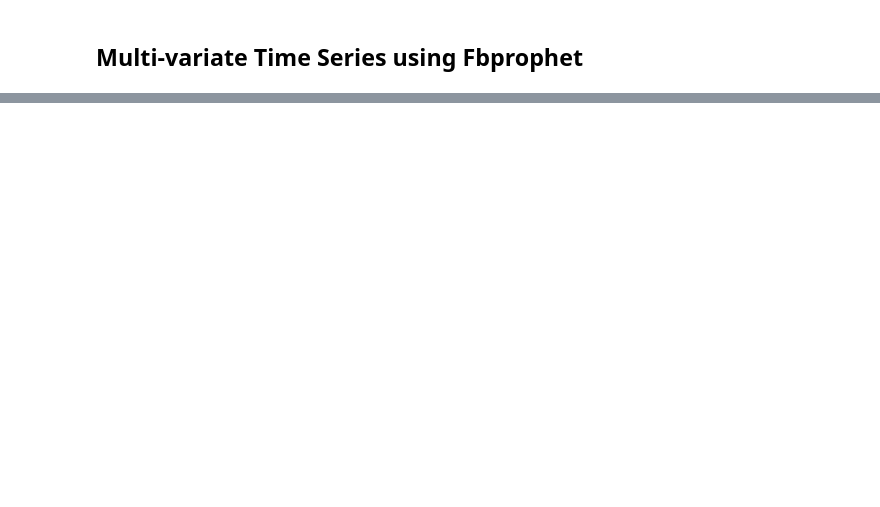
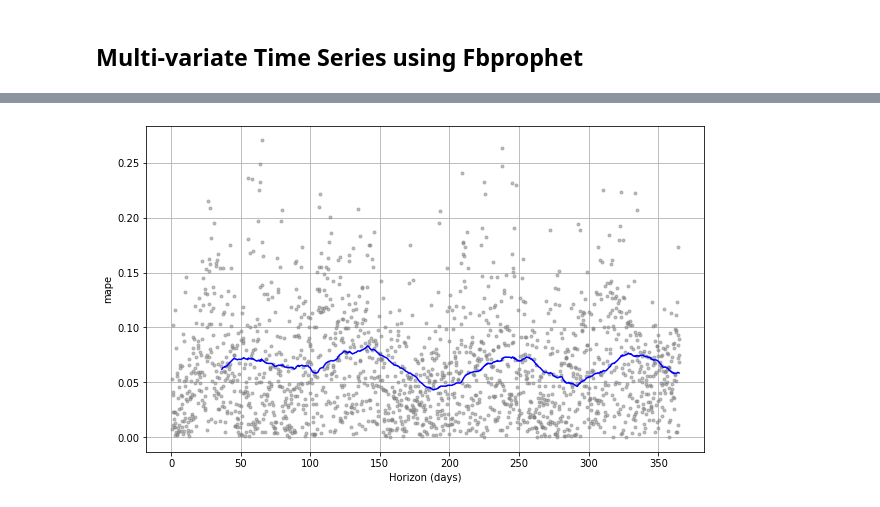
Before and after one commit to shelly2904/DATA_SCIENCE, a Jupyter notebook: Time Series/Time_Series_Algorithms.ipynb, the cells around one changed output, grey strips where cells are left out. Saved outputs shown, nothing was run; the diff lists cells and outputs as text; code cells hidden in the pictures; blank space fills up the shorter version.

```diff
--- a/Time Series/Time_Series_Algorithms.ipynb
+++ b/Time Series/Time_Series_Algorithms.ipynb
@@ -404,0 +432,8 @@ df_p
+# %%
+train = df_final[(df_final['ds'] >= '2012-01-01') & (df_final['ds'] <= '2017-04-30')]
+test = df_final[df_final['ds'] < '2017-04-30']
+# %%
+model_fbp_mv = Prophet(interval_width=0.95, yearly_seasonality=True)
+
+model_fbp_mv.add_regressor('summer_temp', standardize=False)
+model_fbp_mv.add_regressor('month_bins', standardize=False, mode='multiplicative')
@@ -404,0 +510,6 @@ df_p
+# %%
+from fbprophet.diagnostics import cross_validation, performance_metrics
+
+
+cv_results = cross_validation(model=model_fbp_mv, initial='731 days', horizon='365 days')
+df_p = performance_metrics(cv_results)
@@ -404,0 +534,5 @@ df_p
+# %%
+from fbprophet.plot import plot_cross_validation_metric
+fig3 = plot_cross_validation_metric(cv_results, metric='mape')
+# %% [output]
+[figure, added]
```
Also changed, not shown: parts of 30 cells of this notebook, 1 other file.
